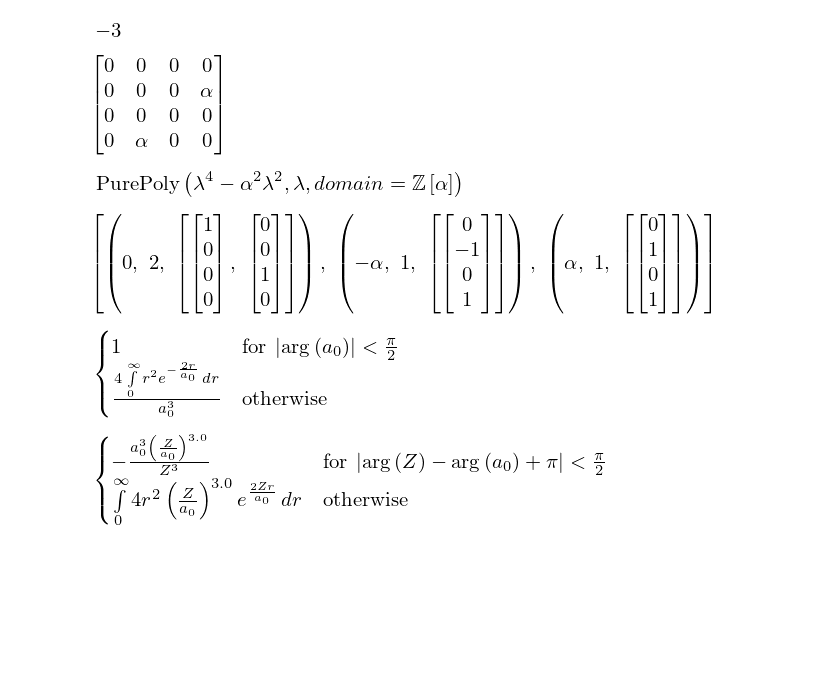
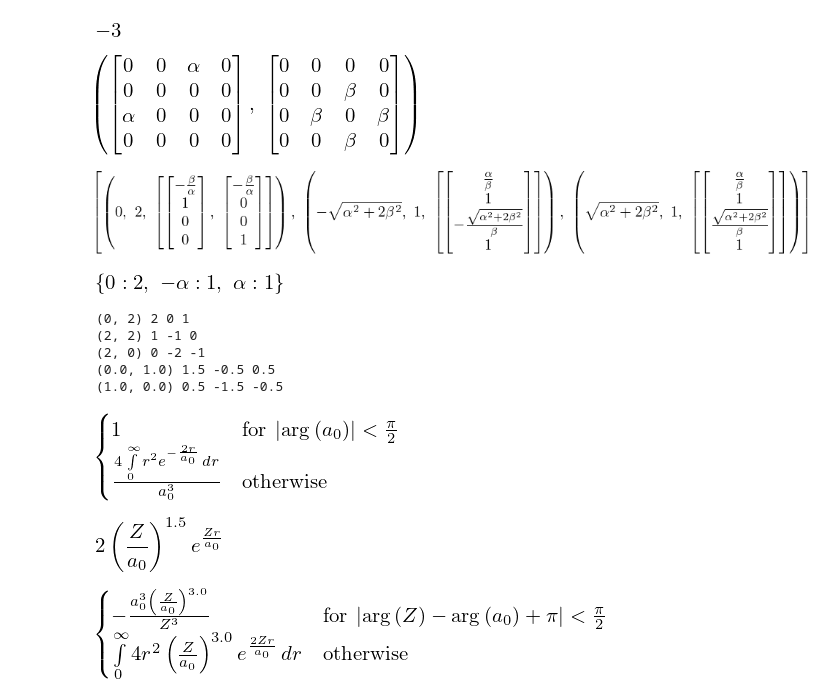
Before and after one commit to ClarkGuilty/2019, a Jupyter notebook: Codigo/Tarea6MCA.ipynb, the cells around one changed output. Drawn from its saved outputs; the diff is of its cells as text; code cells hidden in the pictures; blank space fills up the shorter version.

```diff
--- a/Codigo/Tarea6MCA.ipynb
+++ b/Codigo/Tarea6MCA.ipynb
@@ -94,19 +94,37 @@ integrate(expre*r*cos(theta), (r,0,oo), (phi,0,2 * pi), (theta,0,pi), )
 [figure]
 # %%
 alpha = Symbol('\\alpha', real=True)
+beta,gamma,eta, delta = symbols('\\beta \\gamma \\eta \\delta', real=True)
 alpha
-HE = Matrix([[0,0,0,0],[0,0,0,alpha],[0,0,0,0],[0,alpha,0,0]])
-HE
+HE = Matrix([[0,0,1,0],[0,0,0,0],[1,0,0,0],[0,0,0,0]])*alpha
+HE2 = Matrix([[0,0,0,0],[0,0,1,0],[0,1,0,1],[0,0,1,0]])*beta
+HE,HE2
 # %% [output]
-[figure, old version]
+[figure, new version]
+# %%
+Hprima = HE+HE2
+Hprima.eigenvects()
+# %% [output]
+[figure, added]
 # %%
-HE.charpoly()
+HE.eigenvals()
 # %% [output]
-[figure, old version]
+[figure, new version]
-# %%
-HE.eigenvects()
-# %% [output]
-[figure, removed]
+# %%
+def hb(m,l = 1):
+    return l*(l+1)-m*(m+1), l*(l+1)-m*(m-1)
+
+for m in [1,0,-1]:
+    print(hb(m), m+1,m-1, m)
+
+for m in [1/2,-1/2]:
+    print(hb(m,l=1/2), m+1,m-1, m)
+# %% [output]
+(0, 2) 2 0 1
+(2, 2) 1 -1 0
+(2, 0) 0 -2 -1
+(0.0, 1.0) 1.5 -0.5 0.5
+(1.0, 0.0) 0.5 -1.5 -0.5
 # %%
 #Punto 2
 # %%
@@ -119,6 +137,9 @@ simplify(4*a0**-3*integrate(exp(-2*r/a0)*r**2, (r,0,oo)))
 # %%
 func = 2*(Z/a0)**(3/2)*exp(-r)
 func = func.subs( r, -Z* r/a0)
+func
+# %% [output]
+[figure, added]
 # %%
 simplify(integrate(func**2*r**2,(r,0,oo)))
 # %% [output]
```
Also changed, not shown: 1 other file.
